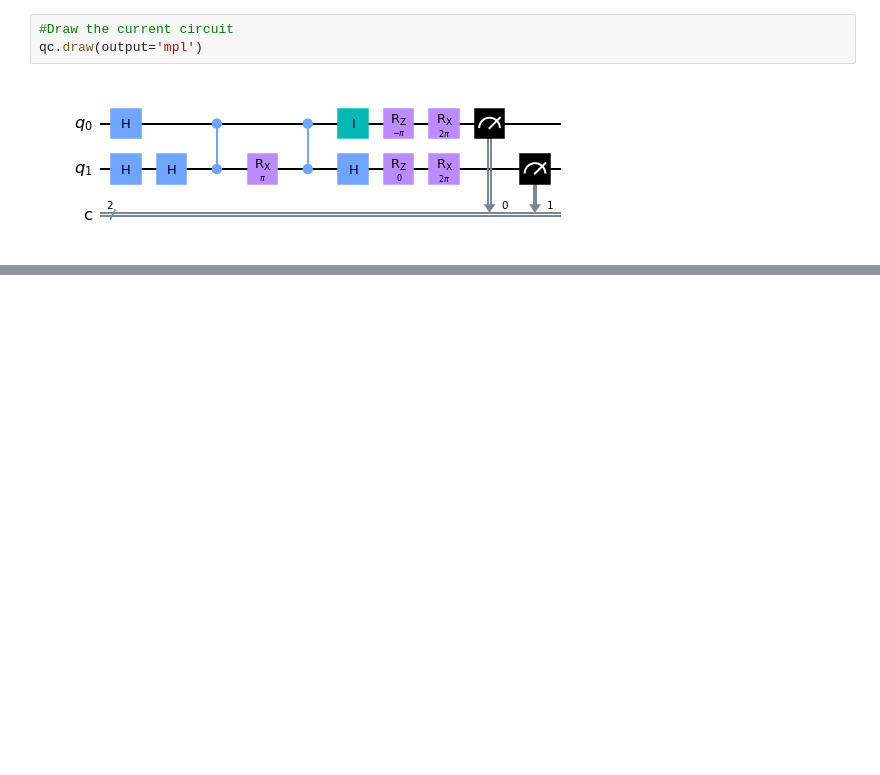
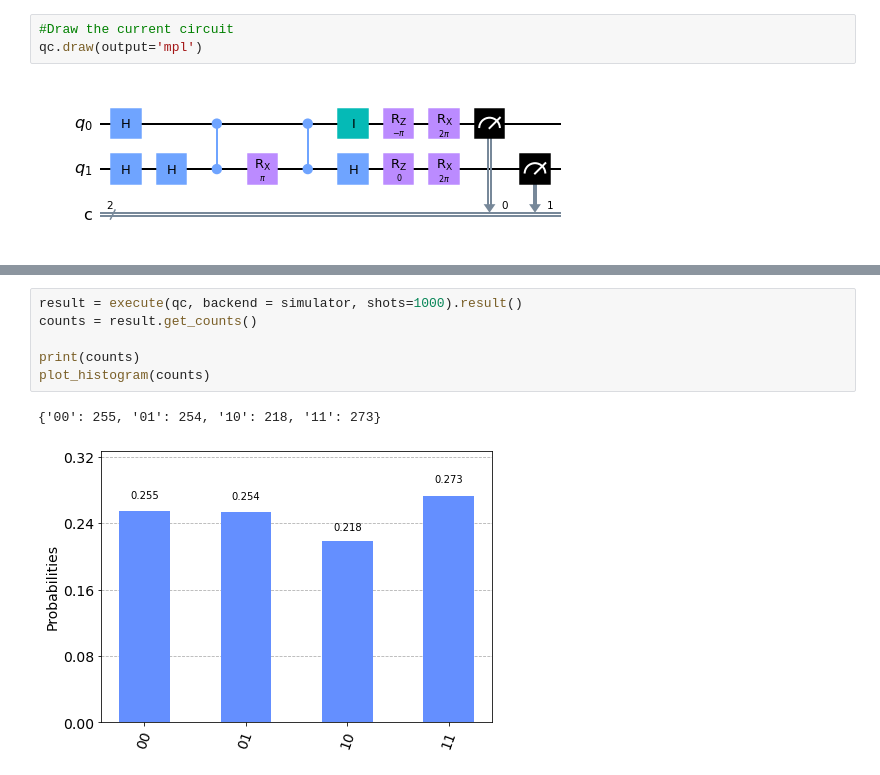
Before and after one commit to kosakhro/QAOA-for-exact-cover, a Jupyter notebook: qaoa_test.ipynb, the cells around one changed output, grey strips where cells are left out. Saved outputs shown, nothing was run; the diff lists cells and outputs as text; blank space fills up the shorter version.

```diff
--- a/qaoa_test.ipynb
+++ b/qaoa_test.ipynb
@@ -88,0 +133,9 @@ sns.heatmap(res[:, :, 2])
+# %%
+result = execute(qc, backend = simulator, shots=1000).result()
+counts = result.get_counts()
+
+print(counts)
+plot_histogram(counts)
+# %% [output]
+{'00': 255, '01': 254, '10': 218, '11': 273}
+[figure, added]
```
Also changed, not shown: parts of 21 cells of this notebook.
